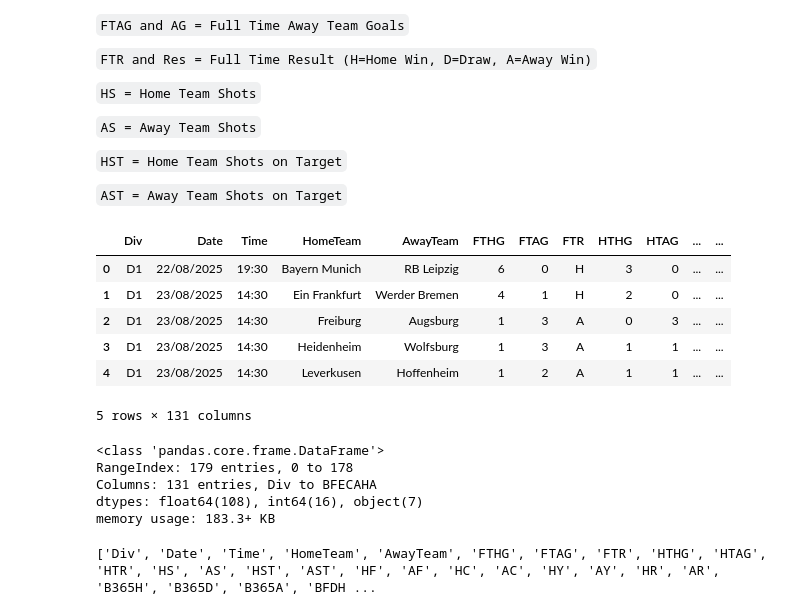
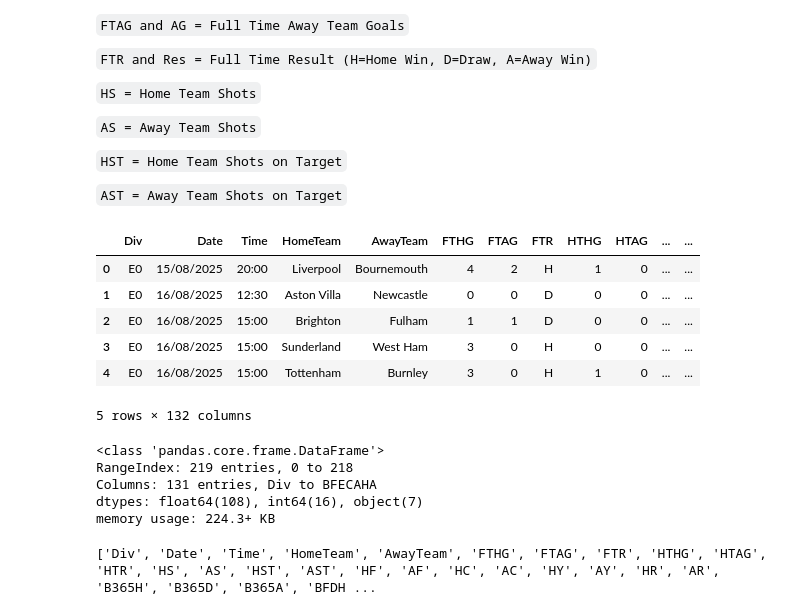
Before and after one commit to benjsah/football_datascience, a Jupyter notebook: league_position_prediction/notebooks/season_end_prediction.ipynb, the cells around one changed output. Cells and saved outputs as stored; diff of their text form; code cells hidden in the pictures.

```diff
--- a/league_position_prediction/notebooks/season_end_prediction.ipynb
+++ b/league_position_prediction/notebooks/season_end_prediction.ipynb
@@ -75,28 +96,28 @@ Key to results data:
 
 `AST = Away Team Shots on Target`
 # %%
-# Load the dataset containing Bundesliga match data for the 2025 season
-stats = pd.read_csv("../data/raw/Bundesliga_2025.csv")
+# Load the dataset containing Premier League match data for the 2025 season
+stats = pd.read_csv("../data/raw/premierleague_2025.csv")
 
 # Display the first few rows of the dataset to understand its structure and contents
 stats.head()
 # %% [output]
 |  | Div | Date | Time | HomeTeam | AwayTeam | FTHG | FTAG | FTR | HTHG | HTAG | ... | ... |
-| 0 | D1 | 22/08/2025 | 19:30 | Bayern Munich | RB Leipzig | 6 | 0 | H | 3 | 0 | ... | ... |
-| 1 | D1 | 23/08/2025 | 14:30 | Ein Frankfurt | Werder Bremen | 4 | 1 | H | 2 | 0 | ... | ... |
-| 2 | D1 | 23/08/2025 | 14:30 | Freiburg | Augsburg | 1 | 3 | A | 0 | 3 | ... | ... |
-| 3 | D1 | 23/08/2025 | 14:30 | Heidenheim | Wolfsburg | 1 | 3 | A | 1 | 1 | ... | ... |
-| 4 | D1 | 23/08/2025 | 14:30 | Leverkusen | Hoffenheim | 1 | 2 | A | 1 | 1 | ... | ... |
+| 0 | E0 | 15/08/2025 | 20:00 | Liverpool | Bournemouth | 4 | 2 | H | 1 | 0 | ... | ... |
+| 1 | E0 | 16/08/2025 | 12:30 | Aston Villa | Newcastle | 0 | 0 | D | 0 | 0 | ... | ... |
+| 2 | E0 | 16/08/2025 | 15:00 | Brighton | Fulham | 1 | 1 | D | 0 | 0 | ... | ... |
+| 3 | E0 | 16/08/2025 | 15:00 | Sunderland | West Ham | 3 | 0 | H | 0 | 0 | ... | ... |
+| 4 | E0 | 16/08/2025 | 15:00 | Tottenham | Burnley | 3 | 0 | H | 1 | 0 | ... | ... |
-5 rows × 131 columns
+5 rows × 132 columns
 # %%
 # inspect dataset
 stats.info()
 # %% [output]
 <class 'pandas.core.frame.DataFrame'>
-RangeIndex: 179 entries, 0 to 178
+RangeIndex: 219 entries, 0 to 218
 Columns: 131 entries, Div to BFECAHA
 dtypes: float64(108), int64(16), object(7)
-memory usage: 183.3+ KB
+memory usage: 224.3+ KB
 # %%
 # print full list of columns
 print(stats.columns.tolist())
```
Also changed, not shown: parts of 14 cells of this notebook, 19 other files.
